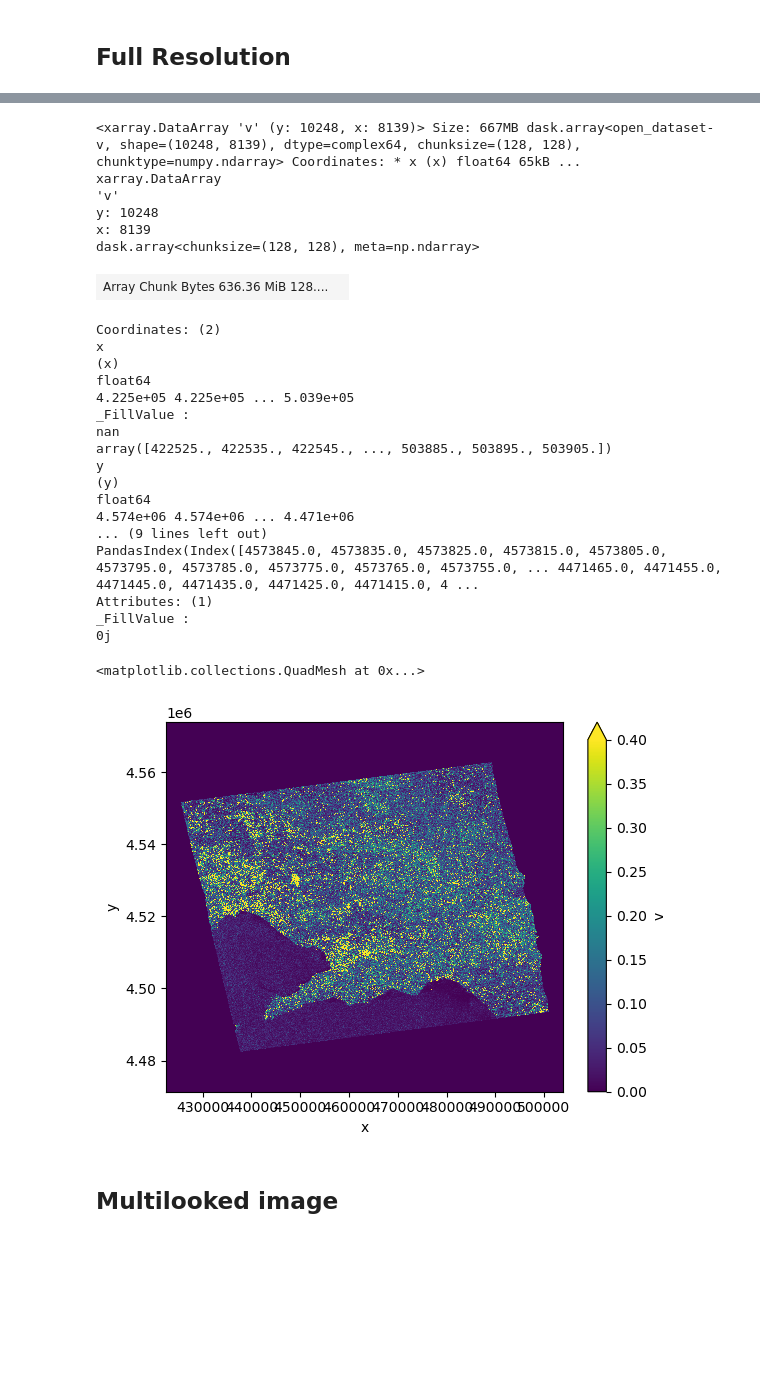
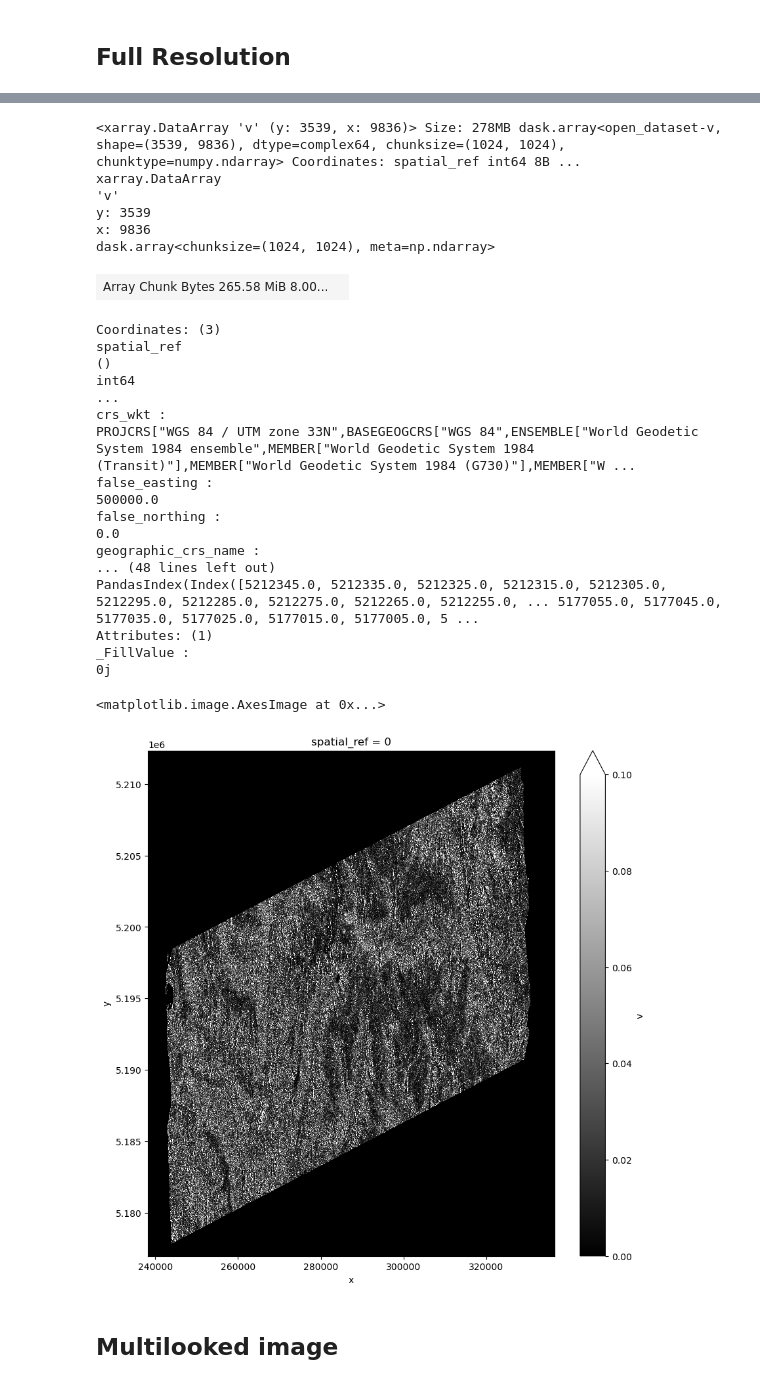
Before and after one commit to ROSE-L-ARD/cop-ard-atbd, a Jupyter notebook: notebooks/geocoding.ipynb, the cells around one changed output, grey strips where cells are left out. Saved outputs shown, nothing was run; the diff lists cells and outputs as text; code cells hidden in the pictures; blank space fills up the shorter version.

```diff
--- a/notebooks/geocoding.ipynb
+++ b/notebooks/geocoding.ipynb
@@ -9,10 +18,10 @@ import rosel.shiroma
 # %%
-in_path = rosel.io.normpath("/home/morea/SAOCOM/")
-slc_path = f"{in_path}/INPUT_DATA/slcs.zarr"
-acquisition_date = "2023-12-12"
-wdir_path = f"{in_path}/WDIR_DATA/{acquisition_date}"
-selection_path = f"{wdir_path}/selection"
-rtc_ap_path = f"{wdir_path}/rtc_ap"
-
-result_folder = "/home/morea/RESULTS"
+in_path = rosel.io.normpath("/home/morea/SENTINEL1/SALZBURG/44")
+# path where the coregistered images are stored
+slc_path = f"{in_path}/WDIR_DYNAMIC/slcs"
+acquisition_date = "2024-10-15"
+burst = "iw1_92638"
+wdir_path = f"{in_path}/WDIR_STATIC/{burst}"
+rtc_ap_path = f"{wdir_path}/radar_grid/rtc_ap"
+result_folder = "/home/morea/TEST/RESULTS"
 # %%
@@ -139,7 +81,6 @@ store_path :
 # %%
-g = rosel.shiroma.map_geo_ap(
+g = rosel.shiroma.map_geo_ap_new(
     c_path=f"{result_folder}/flattened_intensity",
-    simulation=selection,
     data_path_shiroma=wdir_path,
     data_path_geo_ap=f"{result_folder}/geo_ap",
     read=True,
@@ -154,35 +92,35 @@ g = rosel.shiroma.map_geo_ap(
 # %%
 g
 # %% [output]
-<xarray.DataArray 'v' (y: 10248, x: 8139)> Size: 667MB dask.array<open_dataset-v, shape=(10248, 8139), dtype=complex64, chunksize=(128, 128), chunktype=numpy.ndarray> Coordinates: * x (x) float64 65kB ...
+<xarray.DataArray 'v' (y: 3539, x: 9836)> Size: 278MB dask.array<open_dataset-v, shape=(3539, 9836), dtype=complex64, chunksize=(1024, 1024), chunktype=numpy.ndarray> Coordinates: spatial_ref int64 8B ...
 xarray.DataArray
 'v'
-y: 10248
-x: 8139
-dask.array<chunksize=(128, 128), meta=np.ndarray>
+y: 3539
+x: 9836
+dask.array<chunksize=(1024, 1024), meta=np.ndarray>
-| Array Chunk Bytes 636.36 MiB 128.... |  |
+| Array Chunk Bytes 265.58 MiB 8.00... |  |
-Coordinates: (2)
-x
-(x)
-float64
-4.225e+05 4.225e+05 ... 5.039e+05
-_FillValue :
-nan
-array([422525., 422535., 422545., ..., 503885., 503895., 503905.])
-y
-(y)
-float64
-4.574e+06 4.574e+06 ... 4.471e+06
-... (9 lines left out)
-PandasIndex(Index([4573845.0, 4573835.0, 4573825.0, 4573815.0, 4573805.0, 4573795.0, 4573785.0, 4573775.0, 4573765.0, 4573755.0, ... 4471465.0, 4471455.0, 4471445.0, 4471435.0, 4471425.0, 4471415.0, 4 ...
+Coordinates: (3)
+spatial_ref
+()
+int64
+...
+crs_wkt :
+PROJCRS["WGS 84 / UTM zone 33N",BASEGEOGCRS["WGS 84",ENSEMBLE["World Geodetic System 1984 ensemble",MEMBER["World Geodetic System 1984 (Transit)"],MEMBER["World Geodetic System 1984 (G730)"],MEMBER["W ...
+false_easting :
+500000.0
+false_northing :
+0.0
+geographic_crs_name :
+... (48 lines left out)
+PandasIndex(Index([5212345.0, 5212335.0, 5212325.0, 5212315.0, 5212305.0, 5212295.0, 5212285.0, 5212275.0, 5212265.0, 5212255.0, ... 5177055.0, 5177045.0, 5177035.0, 5177025.0, 5177015.0, 5177005.0, 5 ...
 Attributes: (1)
 _FillValue :
 0j
 # %%
-np.real(g).plot(vmin=0, vmax=0.4)
+np.real(g).plot.imshow(vmin=0, vmax=0.1, figsize=(10, 10), cmap="gray")
 # %% [output]
-<matplotlib.collections.QuadMesh at 0x...>
+<matplotlib.image.AxesImage at 0x...>
-[figure, old version]
+[figure, new version]
 # %% [markdown]
 ## Multilooked image
 # %%
```
Also changed, not shown: parts of 21 cells of this notebook, 15 other files.
